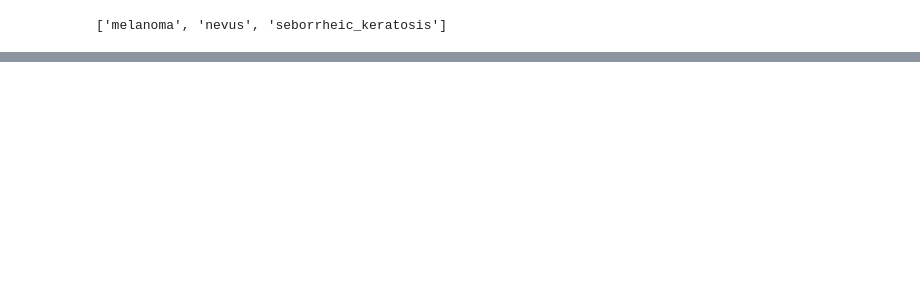
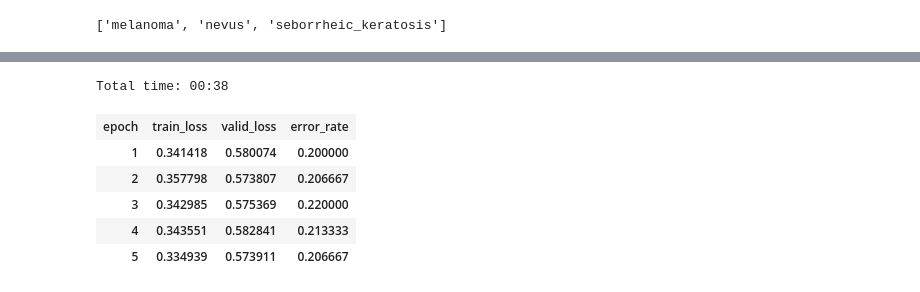
Before and after one commit to jellenberger/melanoma-detection, a Jupyter notebook: work/melanoma-detection.ipynb, the cells around one changed output, grey strips where cells are left out. Saved outputs shown, nothing was run; the diff lists cells and outputs as text; code cells hidden in the pictures; blank space fills up the shorter version.

```diff
--- a/work/melanoma-detection.ipynb
+++ b/work/melanoma-detection.ipynb
@@ -70,0 +106,10 @@ learn.save('res34-frozen')
+# %%
+learn.fit_one_cycle(5, lr2)
+# %% [output]
+Total time: 00:38
+| epoch | train_loss | valid_loss | error_rate |
+| 1 | 0.341418 | 0.580074 | 0.200000 |
+| 2 | 0.357798 | 0.573807 | 0.206667 |
+| 3 | 0.342985 | 0.575369 | 0.220000 |
+| 4 | 0.343551 | 0.582841 | 0.213333 |
+| 5 | 0.334939 | 0.573911 | 0.206667 |
```
Also changed, not shown: parts of 39 cells of this notebook.
